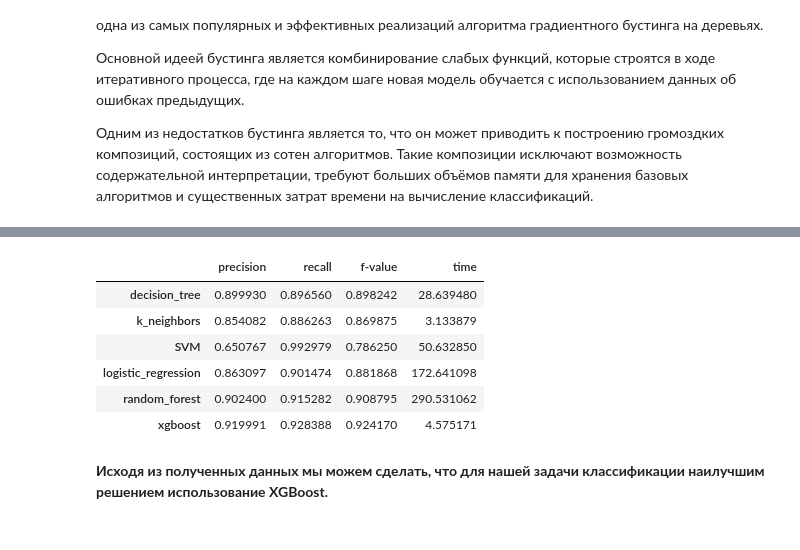
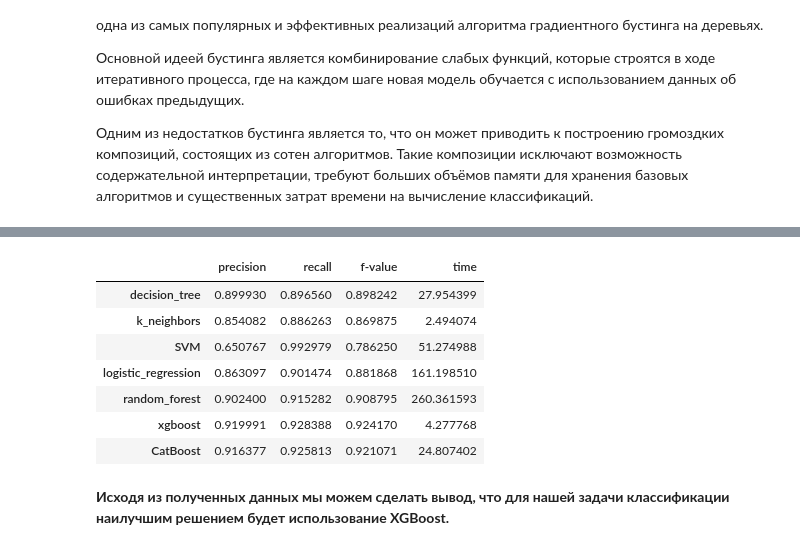
Before and after one commit to bet-in/my_test_notebooks, a Jupyter notebook: california-house-price.ipynb, the cells around one changed output, grey strips where cells are left out. Cells and saved outputs as stored; diff of their text form; code cells hidden in the pictures.

Commit message:
CatBoost
Посмотрел как работает CatBoost на наших данных. Исправил ошибки.

```diff
--- a/california-house-price.ipynb
+++ b/california-house-price.ipynb
@@ -594,18 +606,36 @@ metrics_score = metrics_score.append({'precision': precision_score(y_test, y_pre
+# %%
+from catboost import CatBoostClassifier
+cb_model = CatBoostClassifier(random_state=42)
+# %%
+t_start = process_time() #запуск счётчика для подсчёта времени затраченного на обучение
+cb_model.fit(X_train, y_train, silent=True)
+t_stop = process_time() #остановка счётчика
+t = t_stop - t_start
+# %%
+y_pred = cb_model.predict(X_test)
+# %%
+metrics_score = metrics_score.append({'precision': precision_score(y_test, y_pred),
+                                      'recall': recall_score(y_test, y_pred),
+                                      'f-value': f1_score(y_test, y_pred),
+                                      'time': t},
+                                     ignore_index=True)
 # %%
 metrics_score = metrics_score.rename(index={0: 'decision_tree',
                             1: 'k_neighbors',
                             2: 'SVM',
                             3: 'logistic_regression',
                             4: 'random_forest',
-                            5: 'xgboost',})
+                            5: 'xgboost',
+                            6: 'CatBoost',})
 metrics_score
 # %% [output]
 |  | precision | recall | f-value | time |
-| decision_tree | 0.899930 | 0.896560 | 0.898242 | 28.639480 |
-| k_neighbors | 0.854082 | 0.886263 | 0.869875 | 3.133879 |
-| SVM | 0.650767 | 0.992979 | 0.786250 | 50.632850 |
-| logistic_regression | 0.863097 | 0.901474 | 0.881868 | 172.641098 |
-| random_forest | 0.902400 | 0.915282 | 0.908795 | 290.531062 |
-| xgboost | 0.919991 | 0.928388 | 0.924170 | 4.575171 |
+| decision_tree | 0.899930 | 0.896560 | 0.898242 | 27.954399 |
+| k_neighbors | 0.854082 | 0.886263 | 0.869875 | 2.494074 |
+| SVM | 0.650767 | 0.992979 | 0.786250 | 51.274988 |
+| logistic_regression | 0.863097 | 0.901474 | 0.881868 | 161.198510 |
+| random_forest | 0.902400 | 0.915282 | 0.908795 | 260.361593 |
+| xgboost | 0.919991 | 0.928388 | 0.924170 | 4.277768 |
+| CatBoost | 0.916377 | 0.925813 | 0.921071 | 24.807402 |
 # %% [markdown]
-**Исходя из полученных данных мы можем сделать, что для нашей задачи классификации наилучшим решением использование XGBoost.**
+**Исходя из полученных данных мы можем сделать вывод, что для нашей задачи классификации наилучшим решением будет использование XGBoost.**
```
Also changed, not shown: parts of 9 cells of this notebook.
